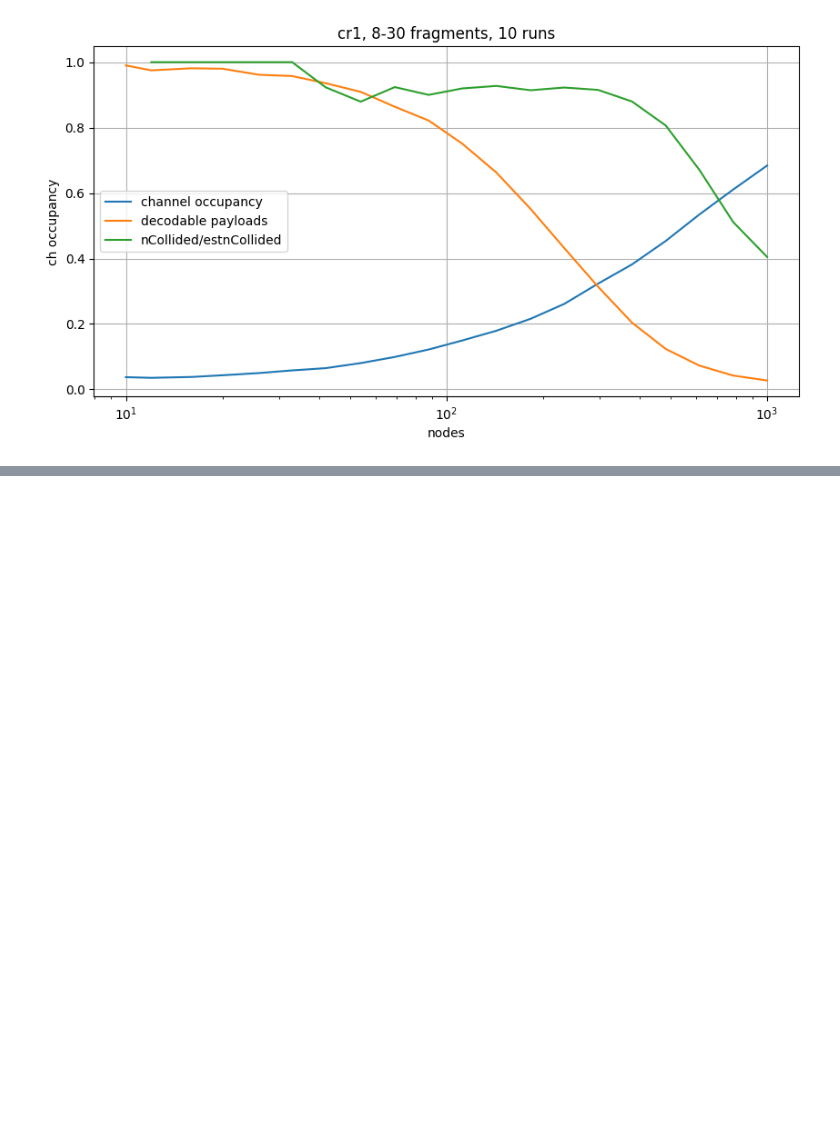
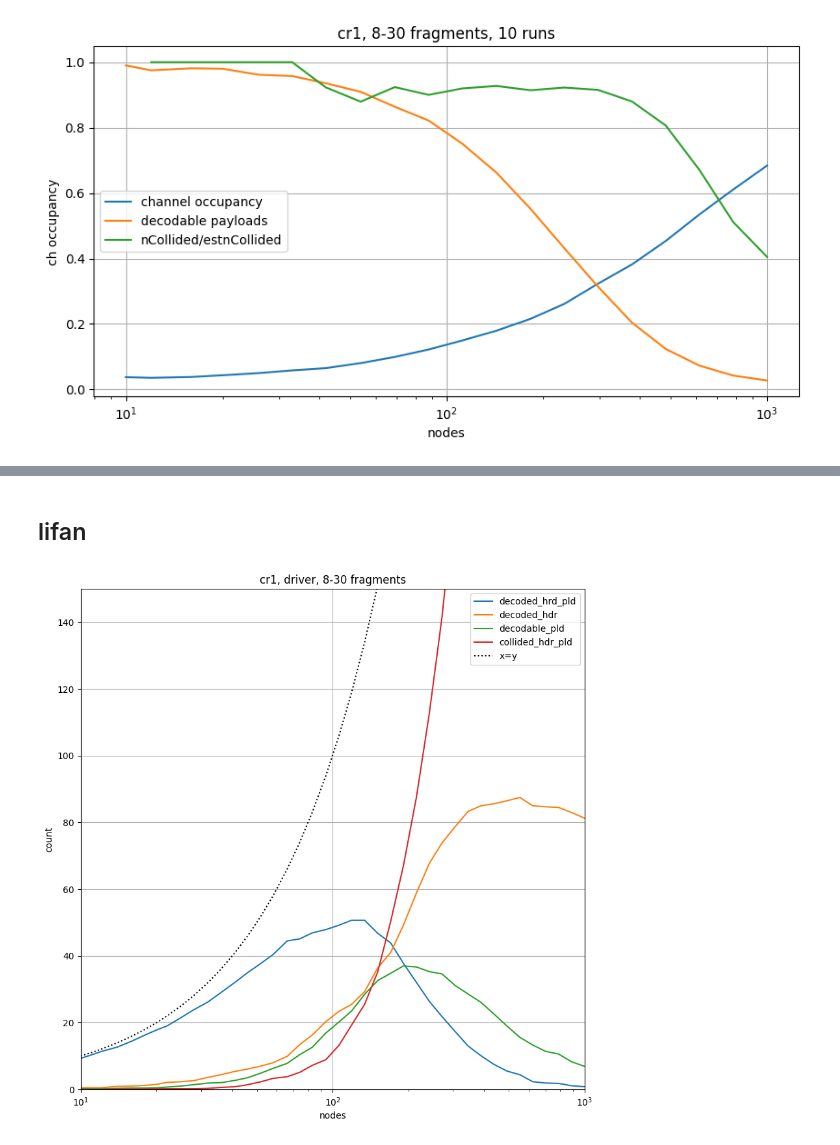
Before and after one commit to diegomm6/lr-fhss_seq-families, a Jupyter notebook: predecode.ipynb, the cells around one changed output, grey strips where cells are left out. Cells and saved outputs as stored; diff of their text form; code cells hidden in the pictures; blank space fills up the shorter version.

```diff
--- a/predecode.ipynb
+++ b/predecode.ipynb
@@ -142,0 +211,27 @@ plt.show()
+# %% [markdown]
+## lifan
+# %%
+fhslocator_results = np.add(data['lifan-cr1-800p-31frg-tp'].to_numpy(), data['lifan-cr1-800p-31frg-fp'].to_numpy())
+decoded_decodable = np.add(data['lifan-cr1-800p-31frg-decoded_hrd_pld'].to_numpy(), data['lifan-cr1-800p-31frg-decodable_pld'].to_numpy())
+decodable_collided = np.add(data['lifan-cr1-800p-31frg-decodable_pld'].to_numpy(), data['lifan-cr1-800p-31frg-collided_hdr_pld'].to_numpy())
+
+plt.figure(figsize=(10,10))
+
+plt.plot(nodes, data['lifan-cr1-800p-31frg-decoded_hrd_pld'], label=f'decoded_hrd_pld')
+plt.plot(nodes, data['lifan-cr1-800p-31frg-decoded_hdr'], label=f'decoded_hdr')
+plt.plot(nodes, data['lifan-cr1-800p-31frg-decodable_pld'], label=f'decodable_pld')
+plt.plot(nodes, data['lifan-cr1-800p-31frg-collided_hdr_pld'], label=f'collided_hdr_pld')
+
+plt.plot(nodes, nodes, label=f'x=y', color='k', linestyle='dotted')
+
+plt.title('cr1, driver, 8-30 fragments')
+plt.xlabel('nodes')
+plt.xscale('log')
+plt.ylabel('count')
+plt.xlim(1e1,1e3)
+plt.ylim(0,1.5e2)
+plt.grid()
+plt.legend()
+plt.show()
+# %% [output]
+[figure, added]
```
Also changed, not shown: parts of 8 cells of this notebook, 4 other files.
